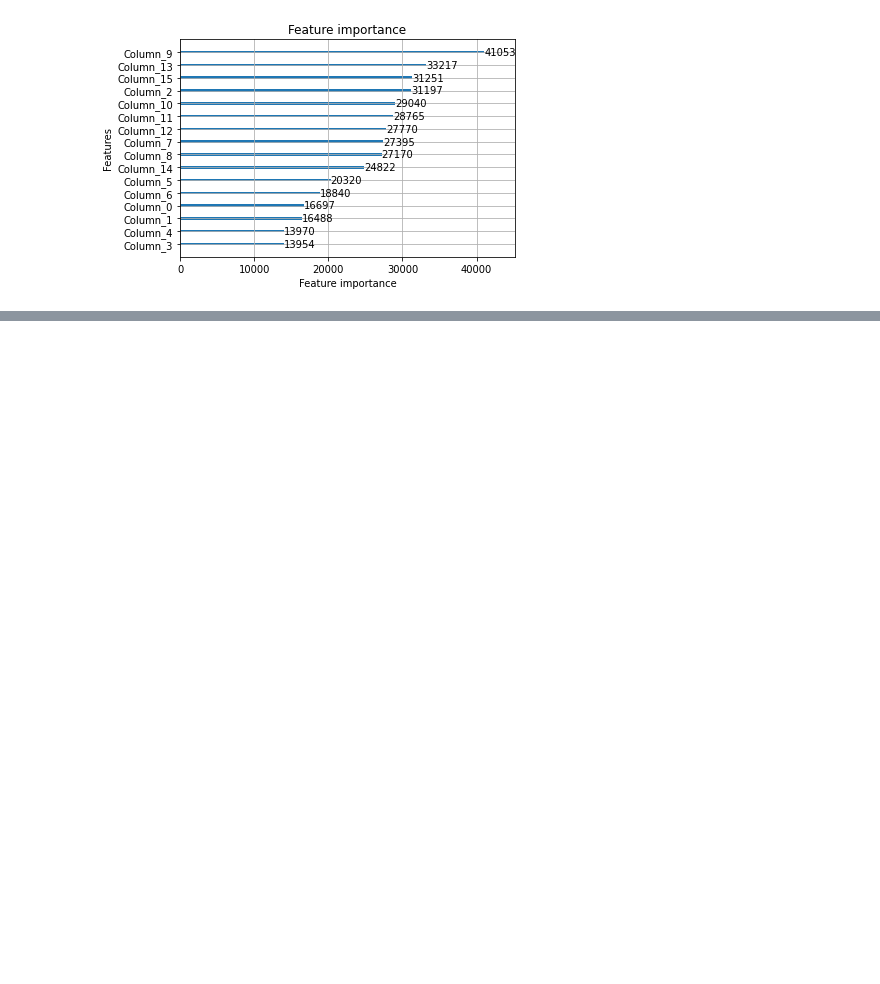
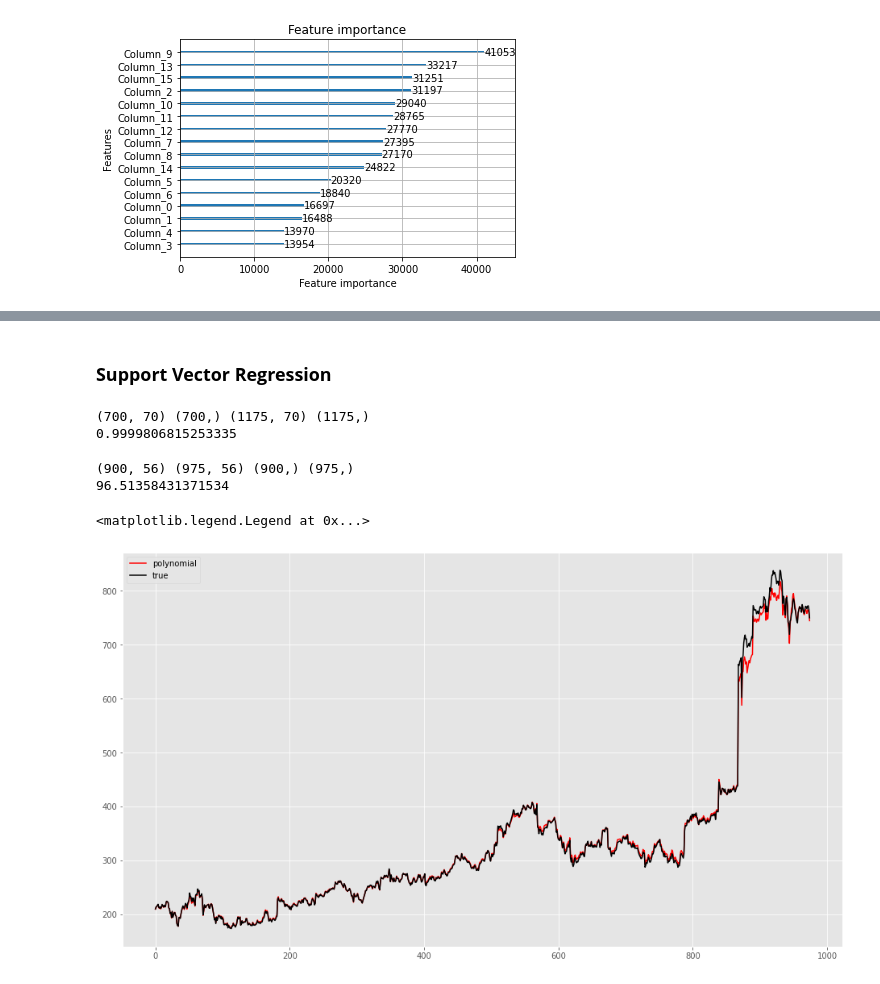
Before and after one commit to puneat/Algorithmic_Portfolio, a Jupyter notebook: Portfolio_Investment.ipynb, the cells around one changed output, grey strips where cells are left out. Saved outputs shown, nothing was run; the diff lists cells and outputs as text; code cells hidden in the pictures; blank space fills up the shorter version.

Commit message:
Added estimation models based upon secondary data and technical indicators. Models tested were SVR, SVQR, QR, and LightGBM. Best results obtained using a polynomial kernel based SVR.

```diff
--- a/Portfolio_Investment.ipynb
+++ b/Portfolio_Investment.ipynb
@@ -45,13 +108,0 @@ def read_price_data(idx):
-# %%
-def data_load(idx):
-  ind=secondary_index_data
-  ind=ind.dropna()
-  equity=sp500_hist_data.iloc[:,[0,idx]]
-  missing_values = set(ind.iloc[:, 0]).symmetric_difference(set(equity.iloc[:, 0]))
-  missing_values=list(missing_values)
-  #print(len(missing_values))
-  ind = ind[~ind['date'].isin(missing_values)]
-  equity = equity[~equity['date'].isin(missing_values)]
-  ind=ind.iloc[:,1:]
-  equity=equity.iloc[:,-1]
-  return ind, equity
@@ -95,13 +126,3 @@ trainy=equity.to_numpy()
-# %%
-def input_data(ind,equity):
-  trainx=ind.to_numpy()
-  trainy=equity.to_numpy()
-  trainX, trainY = trainx[400:,:], trainy[400:]
-  validX, validY = trainx[:400,:], trainy[:400]
-  scaler = StandardScaler()
-  trainX=scaler.fit_transform(trainX)
-  validX=scaler.transform(validX)
-  return trainX, trainY, validX, validY
 # %%
 #training loop
 #build training and validation gbm dataset objects
@@ -153,0 +221,23 @@ lgb.plot_importance(model, max_num_features=16);
+# %% [markdown]
+### **Support Vector Regression**
+# %%
+tuned_parameters = [{'kernel': ['poly'], 'gamma': ['auto'],
+                     'C': [1, 10,20,30,40,50,60,70,80,90, 100, 1000], 'degree':[1,2,3,4],'epsilon':[0.01,0.05,0.1,0.2,0.3,0.4,0.5],
+                    'coef0':[1,2,3,4,5,6,7,8,9,10]}]
+#svr_rbf = SVR(kernel='rbf', C=100, gamma=0.1, epsilon=.1)
+
+score=['neg_mean_squared_error']
+ind, equity = data_load(300)
+ind,equity,corr=remove_features(ind,equity)
+trainX, trainY, validX, validY = input_data(ind,equity,700)
+print(trainX.shape, trainY.shape, validX.shape, validY.shape)
+
+model = GridSearchCV(
+        SVR(), tuned_parameters
+    )
+model.fit(trainX, trainY)
+#model = svr_poly.fit(trainX, trainY)
+print(model.score(validX,validY))
+# %% [output]
+(700, 70) (700,) (1175, 70) (1175,)
+0.9999806815253335
@@ -153,0 +246,28 @@ lgb.plot_importance(model, max_num_features=16);
+# %%
+svr_poly = SVR(kernel='poly', C=250, gamma='auto', degree=2, epsilon=.1, coef0=10)
+svr_linear = SVR(kernel='linear',C=100,epsilon=0.1)
+ind, equity = data_load(43)
+days=900
+ind,equity,corr=remove_features(ind,equity)
+trainX, trainY, validX, validY = input_data(ind,equity,days)
+print(trainX.shape, validX.shape, trainY.shape, validY.shape)
+model_p = svr_poly.fit(trainX, trainY,)
+model_l = svr_linear.fit(trainX, trainY,)
+print(100-mean_absolute_error(validY, model_p.predict(validX)))
+#print(model_p.score(validX,validY),model_l.score(validX,validY))
+# %% [output]
+(900, 56) (975, 56) (900,) (975,)
+96.51358431371534
+# %%
+#ypred_stack = stack.predict(validX)
+ypred_poly = model_p.predict(validX)
+matplotlib.style.use('ggplot')
+fig, ax1 = plt.subplots(figsize=(16, 9))
+#ax2 = ax1.twinx()
+# ax1.plot(ypred_stack,color='green')
+ax1.plot(ypred_poly,color='red')
+ax1.plot(validY,color='black')
+ax1.legend(['polynomial','true'])
+# %% [output]
+<matplotlib.legend.Legend at 0x...>
+[figure, added]
```
Also changed, not shown: parts of 19 cells of this notebook.
